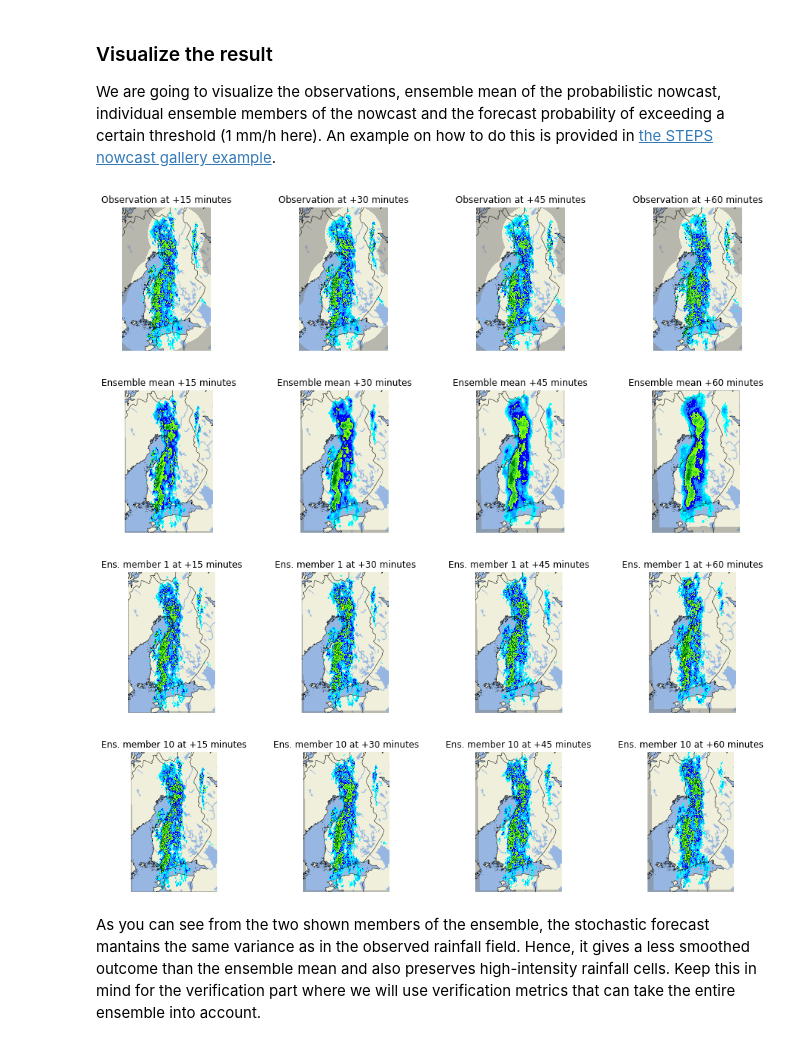
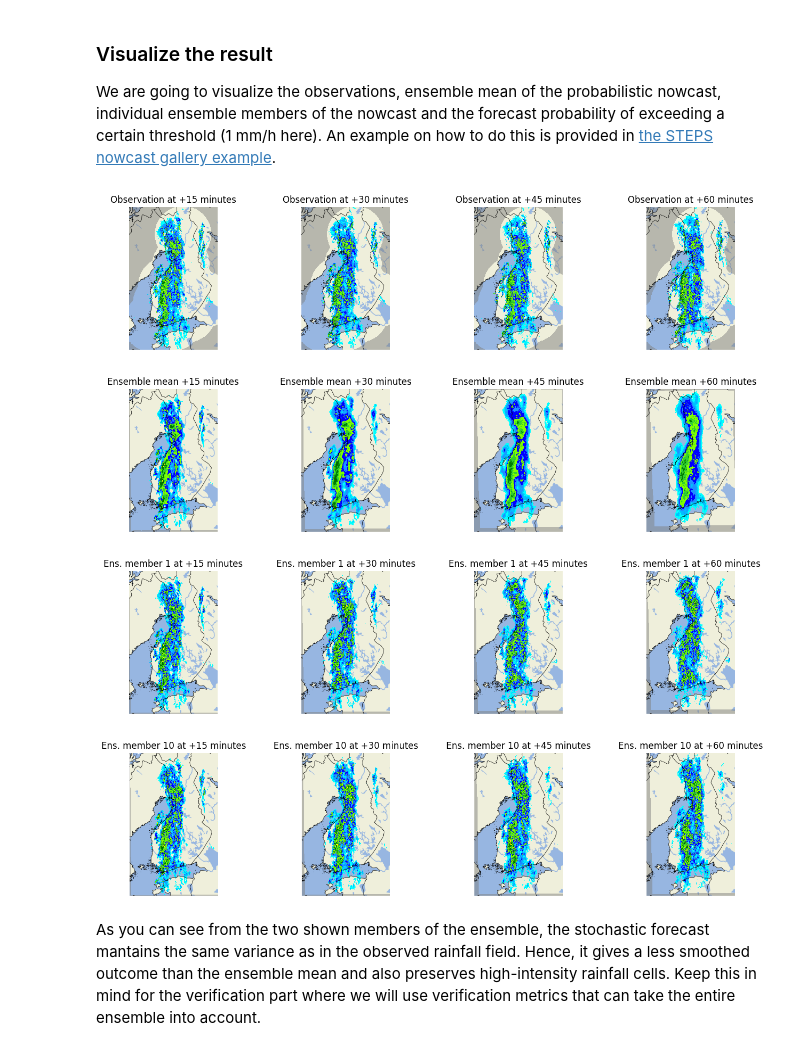
Before and after one commit to pySTEPS/ERAD-nowcasting-course-2026, a Jupyter notebook: notebooks/exercise_notebooks/block_04_probabilistic_nowcasts.ipynb, the cells around one changed output. Saved outputs shown, nothing was run; the diff lists cells and outputs as text; code cells hidden in the pictures.

```diff
--- a/notebooks/exercise_notebooks/block_04_probabilistic_nowcasts.ipynb
+++ b/notebooks/exercise_notebooks/block_04_probabilistic_nowcasts.ipynb
@@ -118,7 +116,7 @@ We are going to visualize the observations, ensemble mean of the probabilistic n
 plt.figure(figsize=(16, 16))
 # First plot the observations
 for i, j in enumerate(range(2, 13, 3)):
-    plt.subplot(4, 4, 1 + i)
+    plt.subplot(4, 4, 1 + i).set_axis_off()
     plot_precip_field(
         precip_obs[j],
         geodata=metadata,
@@ -132,44 +130,44 @@ precip_forecast_mean = np.mean(precip_forecast[:, :, :, :], axis=0)
 
 plt.figure(figsize=(16, 16))
 for i, j in enumerate(range(2, 13, 3)):
-    plt.subplot(4, 4, 1 + i)
+    plt.subplot(4, 4, 1 + i).set_axis_off()
     plot_precip_field(
         precip_forecast_mean[j],
         geodata=metadata,
         colorscale="STEPS-BE",
         colorbar=False
         )
     plt.title(f"Ensemble mean +{(j + 1) * 5} minutes")
 
 # Then, plot some realizations
 plt.figure(figsize=(16, 16))
 for i, j in enumerate(range(2, 13, 3)):
-    plt.subplot(4, 4, 1 + i)
+    plt.subplot(4, 4, 1 + i).set_axis_off()
     plot_precip_field(
         precip_forecast[1,j],
         geodata=metadata,
         colorscale="STEPS-BE",
         colorbar=False
         )
     plt.title(f"Ens. member 1 at +{(j + 1) * 5} minutes")
 
 plt.figure(figsize=(16, 16))
 for i, j in enumerate(range(2, 13, 3)):
-    plt.subplot(4, 4, 1 + i)
+    plt.subplot(4, 4, 1 + i).set_axis_off()
     plot_precip_field(
         precip_forecast[10,j],
         geodata=metadata,
         colorscale="STEPS-BE",
         colorbar=False
         )
     plt.title(f"Ens. member 10 at +{(j + 1) * 5} minutes")
 
 plt.show()
 # %% [output]
-[figure, old version]
+[figure, new version]
-[figure, old version]
+[figure, new version]
-[figure, old version]
+[figure, new version]
-[figure, old version]
+[figure, new version]
 # %% [markdown]
 As you can see from the two shown members of the ensemble, the stochastic forecast mantains the same variance as in the observed rainfall field. Hence, it gives a less smoothed outcome than the ensemble mean and also preserves high-intensity rainfall cells. Keep this in mind for the verification part where we will use verification metrics that can take the entire ensemble into account.
 # %%
```
Also changed, not shown: parts of 9 cells of this notebook.
